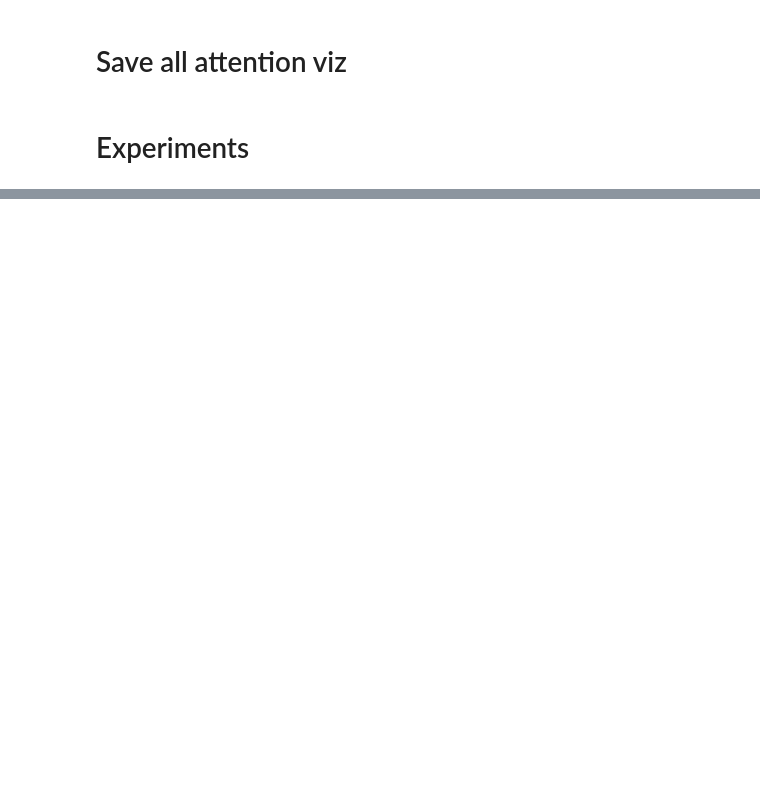
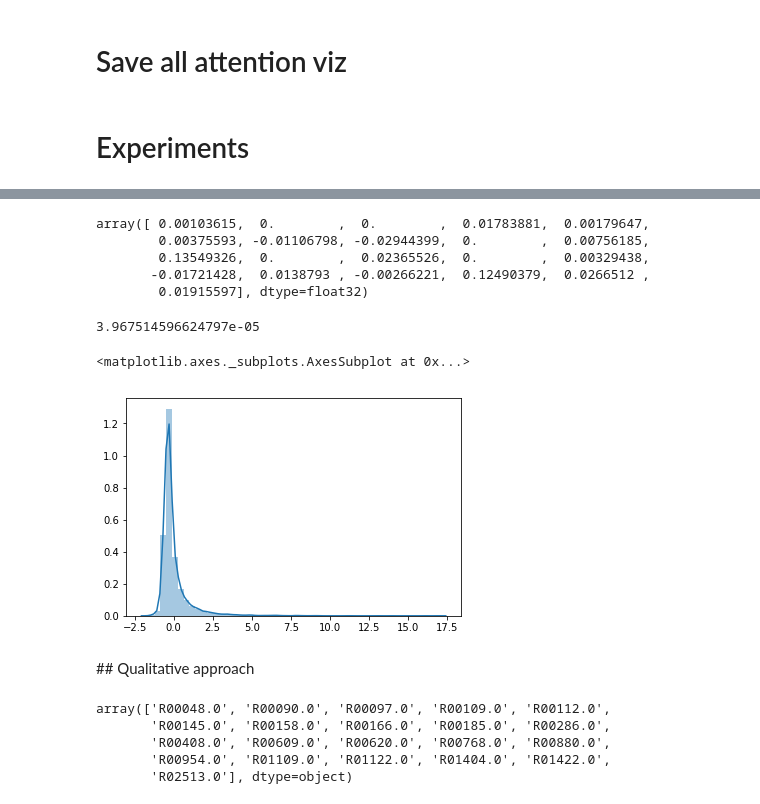
Before and after one commit to PierreBoyeau/proteins, a Jupyter notebook: riken/rnn/model_psiblast_eval.ipynb, the cells around one changed output, grey strips where cells are left out. Cells and saved outputs as stored; diff of their text form; code cells hidden in the pictures; blank space fills up the shorter version.

```diff
--- a/riken/rnn/model_psiblast_eval.ipynb
+++ b/riken/rnn/model_psiblast_eval.ipynb
@@ -169,0 +145,7 @@ Name: seq_len, dtype: float64
+# %%
+from riken.protein_io.reader import get_epitopes_masks, read_epitopes_data
+
+epitopes_df = read_epitopes_data()
+masks = get_epitopes_masks(df, epitopes_df)
+masks_values = masks.loc[:, 'mask'].values
+masks_values = pad_sequences(masks_values, maxlen=MAXLEN).astype(np.float32)
@@ -169,0 +174,37 @@ Name: seq_len, dtype: float64
+# %%
+# atts_norm = (atts - atts.mean(axis=1).reshape((-1, 1))) / atts.std(axis=1).reshape((-1, 1))
+
+df.loc[:, 'pos'] = np.arange(len(df))
+att_positions = df.loc[masks.original_index, 'pos']
+len_values = [len(elem) for elem in sequences[att_positions]]
+atts_values = atts[att_positions]
+
+for idx in range(len(atts_values)):
+    atts_values[idx] = (atts_values[idx] - atts_values[idx,-len_values[idx]:].mean()) \
+                            / atts_values[idx,-len_values[idx]:].std()
+# %%
+(atts_values*masks_values).mean(axis=1)
+# %% [output]
+array([ 0.00103615,  0.        ,  0.        ,  0.01783881,  0.00179647,
+        0.00375593, -0.01106798, -0.02944399,  0.        ,  0.00756185,
+        0.13549326,  0.        ,  0.02365526,  0.        ,  0.00329438,
+       -0.01721428,  0.0138793 , -0.00266221,  0.12490379,  0.0266512 ,
+        0.01915597], dtype=float32)
+# %%
+means = []
+for _ in range(10000):
+    random_policy = np.random.random(masks_values.shape)
+    random_policy = (random_policy - random_policy.mean(axis=1).reshape((-1, 1))) / random_policy.std(axis=1).reshape((-1, 1))
+    means.append((masks_values*random_policy).mean())
+print(np.mean(means))
+# %% [output]
+3.967514596624797e-05
+# %%
+import seaborn as sns
+
+sns.distplot(atts_values.reshape(-1))
+# %% [output]
+<matplotlib.axes._subplots.AxesSubplot at 0x...>
+[figure, added]
+# %% [markdown]
+## Qualitative approach
@@ -169,0 +217,8 @@ Name: seq_len, dtype: float64
+# %%
+masks.index.values
+# %% [output]
+array(['R00048.0', 'R00090.0', 'R00097.0', 'R00109.0', 'R00112.0',
+       'R00145.0', 'R00158.0', 'R00166.0', 'R00185.0', 'R00286.0',
+       'R00408.0', 'R00609.0', 'R00620.0', 'R00768.0', 'R00880.0',
+       'R00954.0', 'R01109.0', 'R01122.0', 'R01404.0', 'R01422.0',
+       'R02513.0'], dtype=object)
```
Also changed, not shown: parts of 17 cells of this notebook, 1 other file.
